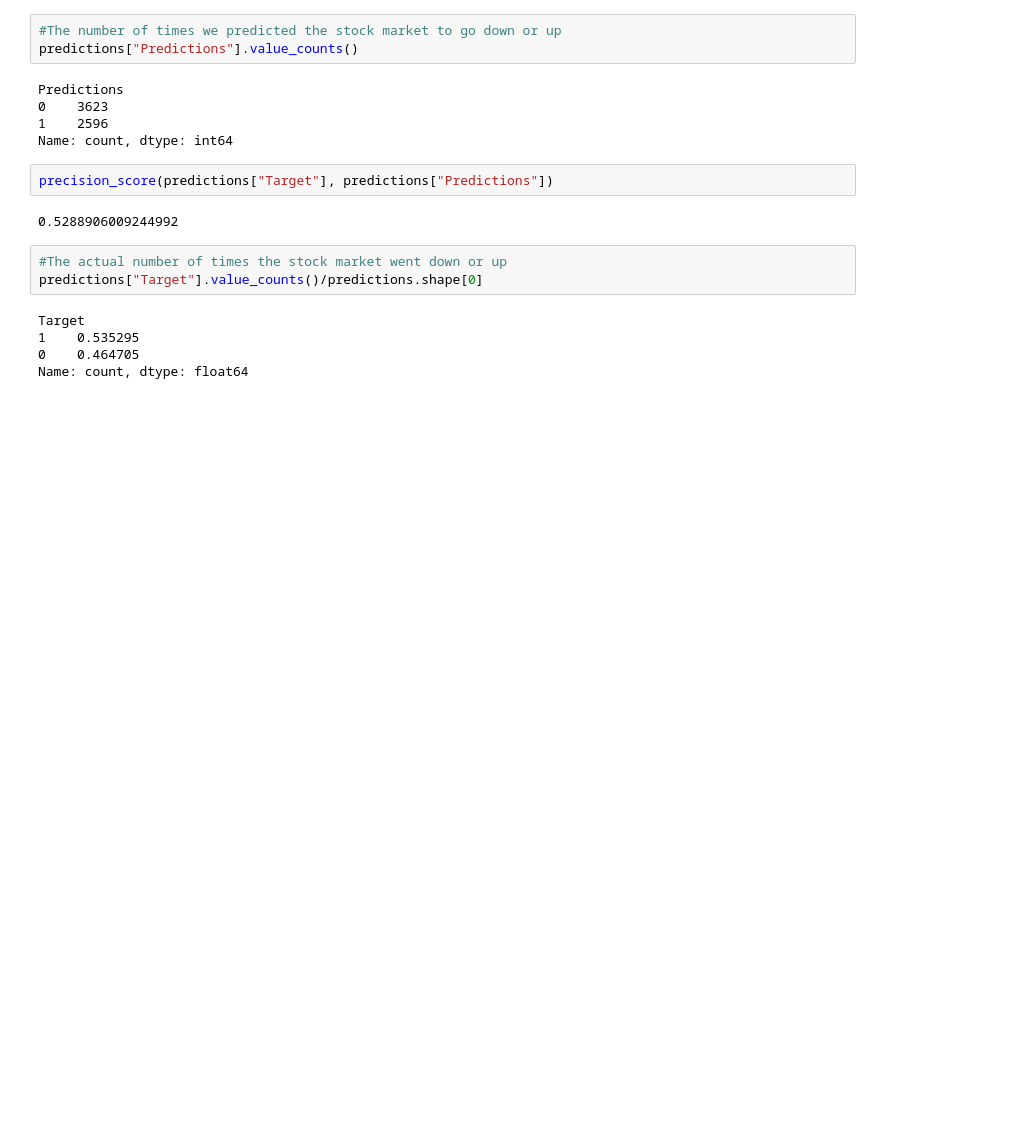
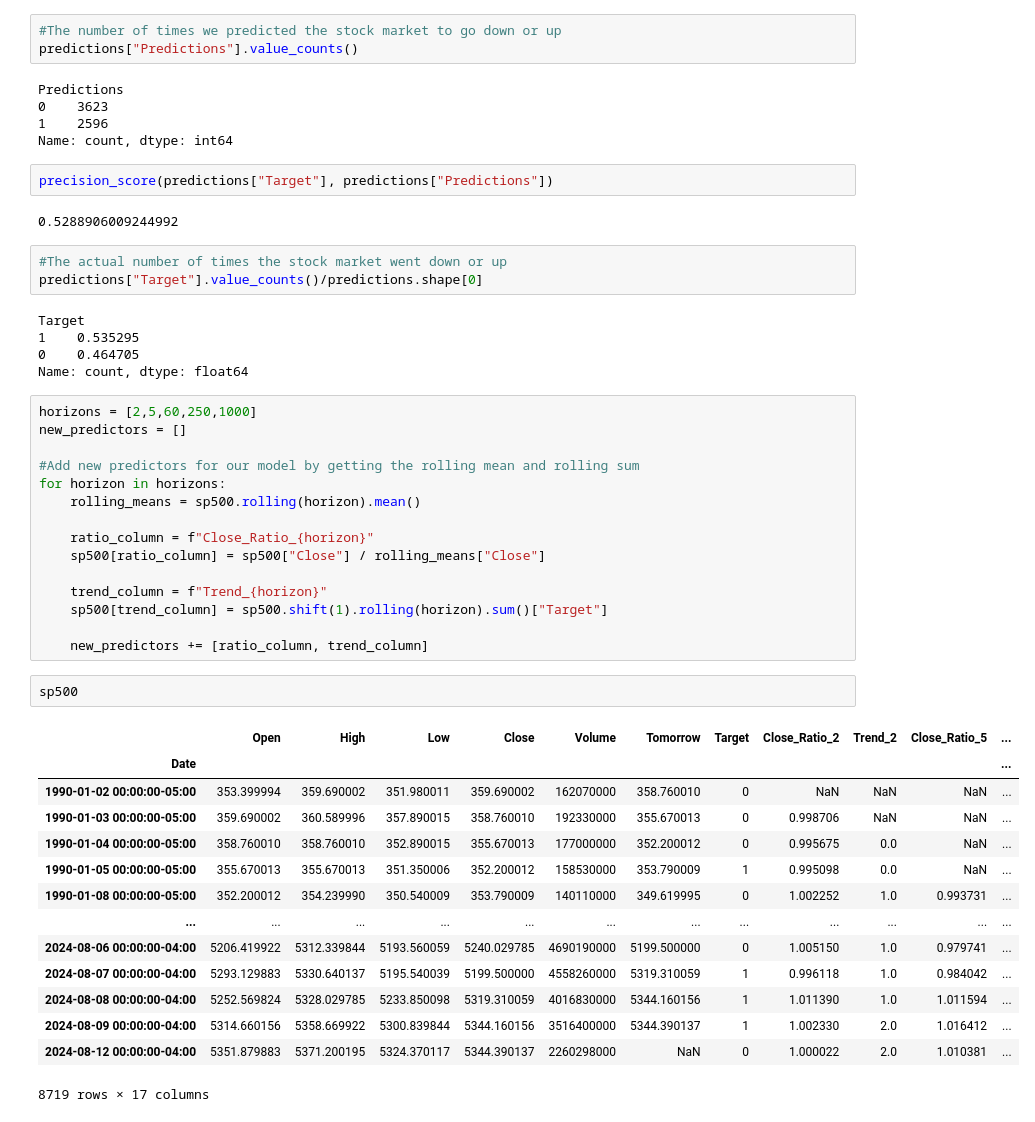
Before and after one commit to steven-0003/stock-predictor, a Jupyter notebook: stock_prediction.ipynb, the cells around one changed output. Saved outputs shown, nothing was run; the diff lists cells and outputs as text; blank space fills up the shorter version.

Commit message:
Add new predictors for our model
Get the rolling mean and rolling sum and add them as columns to our data

```diff
--- a/stock_prediction.ipynb
+++ b/stock_prediction.ipynb
@@ -168,3 +168,35 @@ Target
 1    0.535295
 0    0.464705
 Name: count, dtype: float64
+# %%
+horizons = [2,5,60,250,1000]
+new_predictors = []
+
+#Add new predictors for our model by getting the rolling mean and rolling sum
+for horizon in horizons:
+    rolling_means = sp500.rolling(horizon).mean()
+
+    ratio_column = f"Close_Ratio_{horizon}"
+    sp500[ratio_column] = sp500["Close"] / rolling_means["Close"]
+
+    trend_column = f"Trend_{horizon}"
+    sp500[trend_column] = sp500.shift(1).rolling(horizon).sum()["Target"]
+
+    new_predictors += [ratio_column, trend_column]
+# %%
+sp500
+# %% [output]
+|  | Open | High | Low | Close | Volume | Tomorrow | Target | Close_Ratio_2 | Trend_2 | Close_Ratio_5 | ... |
+| Date |  |  |  |  |  |  |  |  |  |  | ... |
+| 1990-01-02 00:00:00-05:00 | 353.399994 | 359.690002 | 351.980011 | 359.690002 | 162070000 | 358.760010 | 0 | NaN | NaN | NaN | ... |
+| 1990-01-03 00:00:00-05:00 | 359.690002 | 360.589996 | 357.890015 | 358.760010 | 192330000 | 355.670013 | 0 | 0.998706 | NaN | NaN | ... |
+| 1990-01-04 00:00:00-05:00 | 358.760010 | 358.760010 | 352.890015 | 355.670013 | 177000000 | 352.200012 | 0 | 0.995675 | 0.0 | NaN | ... |
+| 1990-01-05 00:00:00-05:00 | 355.670013 | 355.670013 | 351.350006 | 352.200012 | 158530000 | 353.790009 | 1 | 0.995098 | 0.0 | NaN | ... |
+| 1990-01-08 00:00:00-05:00 | 352.200012 | 354.239990 | 350.540009 | 353.790009 | 140110000 | 349.619995 | 0 | 1.002252 | 1.0 | 0.993731 | ... |
+| ... | ... | ... | ... | ... | ... | ... | ... | ... | ... | ... | ... |
+| 2024-08-06 00:00:00-04:00 | 5206.419922 | 5312.339844 | 5193.560059 | 5240.029785 | 4690190000 | 5199.500000 | 0 | 1.005150 | 1.0 | 0.979741 | ... |
+| 2024-08-07 00:00:00-04:00 | 5293.129883 | 5330.640137 | 5195.540039 | 5199.500000 | 4558260000 | 5319.310059 | 1 | 0.996118 | 1.0 | 0.984042 | ... |
+| 2024-08-08 00:00:00-04:00 | 5252.569824 | 5328.029785 | 5233.850098 | 5319.310059 | 4016830000 | 5344.160156 | 1 | 1.011390 | 1.0 | 1.011594 | ... |
+| 2024-08-09 00:00:00-04:00 | 5314.660156 | 5358.669922 | 5300.839844 | 5344.160156 | 3516400000 | 5344.390137 | 1 | 1.002330 | 2.0 | 1.016412 | ... |
+| 2024-08-12 00:00:00-04:00 | 5351.879883 | 5371.200195 | 5324.370117 | 5344.390137 | 2260298000 | NaN | 0 | 1.000022 | 2.0 | 1.010381 | ... |
+8719 rows × 17 columns
```
